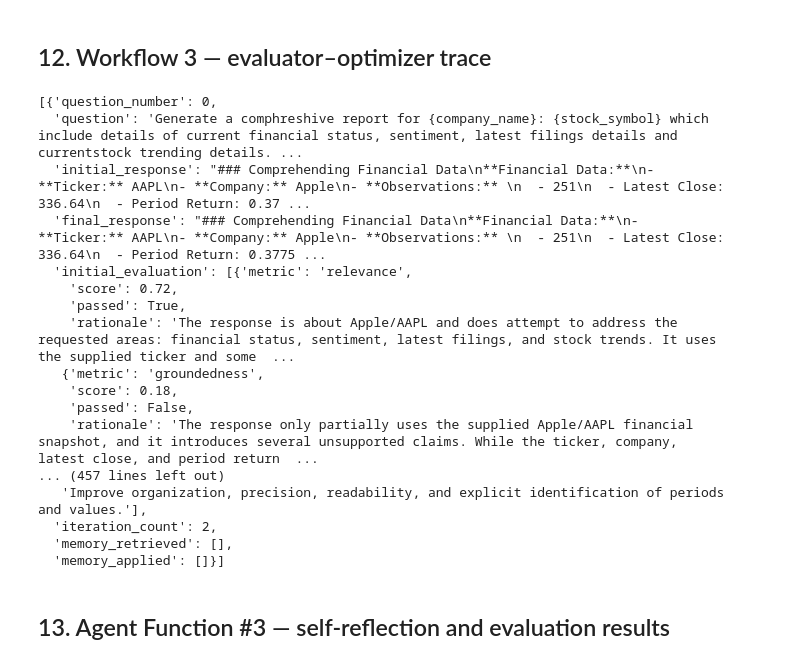
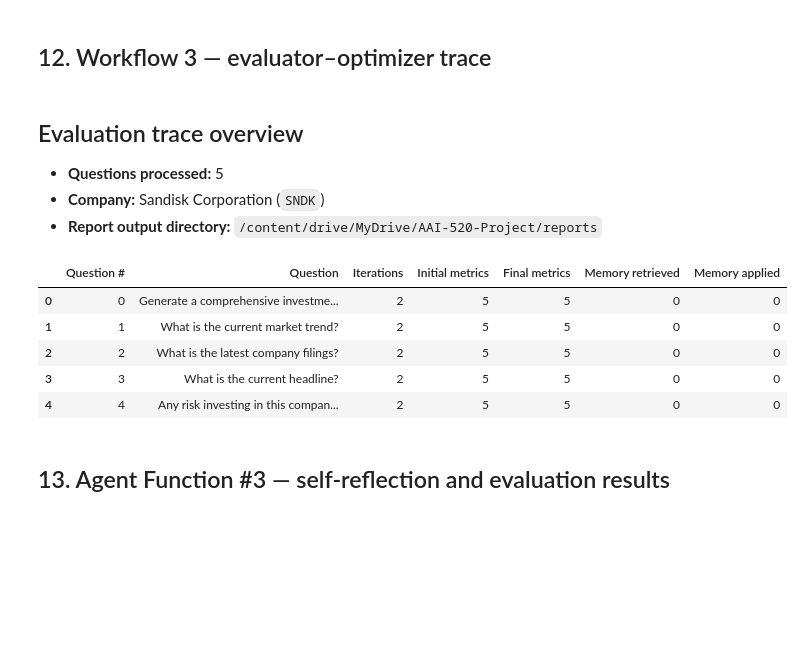
Before and after one commit to saravana-selvaraj-tech/AAI-520-Project, a Jupyter notebook: notebooks/AAI520_Investment_Research_Agent.ipynb, the cells around one changed output. Saved outputs shown, nothing was run; the diff lists cells and outputs as text; code cells hidden in the pictures; blank space fills up the shorter version.

Commit message:
Update notebook with improved output and response to each query is saved as md file

```diff
--- a/notebooks/AAI520_Investment_Research_Agent.ipynb
+++ b/notebooks/AAI520_Investment_Research_Agent.ipynb
@@ -327,15 +422,13 @@ if os.getenv("HF_TOKEN"):
 if os.getenv("OPENAI_API_KEY"):
     from openai import OpenAI
     evaluator_client = OpenAI(api_key=os.getenv("OPENAI_API_KEY"), default_headers={"Accept-Encoding": "gzip, deflate"})
-    evaluator_model = os.getenv("EVALUATOR_MODEL", "gpt-5-mini")
+    evaluator_model = os.getenv("EVALUATOR_MODEL", "gpt-5.4-mini")
     #evaluator_model = "gpt-5-mini"
     provider = "openai"
 elif os.getenv("GROQ_API_KEY"):
     from groq import Groq
     evaluator_client = Groq(api_key=os.getenv("GROQ_API_KEY"))
-    evaluator_model = os.getenv(
-        "EVALUATOR_MODEL", "openai/gpt-oss-120b", # "meta-llama/llama-prompt-guard-2-86m", # #"llama-3.3-70b-versatile"
-    )
+    evaluator_model = os.getenv("EVALUATOR_MODEL", "openai/gpt-oss-120b")
     provider = "groq"
 else:
     raise EnvironmentError(
@@ -386,7 +479,7 @@ research_service = MemoryAwareResearchService(
     answer_generator=answer_generator,
 )
 
-print("Cohort 3 configured.")
+print("Evaluation and memory services configured.")
 print("Shared router:", type(router_service).__name__)
 print("Evaluator model:", evaluator_model)
 print("Memory store:", memory_repository.file_path)
@@ -643,6 +820,9 @@ Completed research runs: 5
 # %% [markdown]
 ## 12. Workflow 3 — evaluator–optimizer trace
 # %%
+import json
+from IPython.display import Markdown, display
+
 def _evaluation_summary(results):
     if not results:
         return []
@@ -655,51 +835,62 @@ def _evaluation_summary(results):
         }
         for result in results
     ]
 
 
 def trace_summary(result: dict) -> dict:
     trace = result["trace"]
     return {
         "question_number": result["question_number"],
         "question": result["question"],
         "initial_response": getattr(trace, "initial_answer", None),
         "final_response": (
             getattr(trace, "optimized_answer", None)
             or getattr(trace, "initial_answer", None)
         ),
         "initial_evaluation": _evaluation_summary(
             getattr(trace, "evaluation_results", [])
         ),
         "final_evaluation": _evaluation_summary(
             getattr(trace, "final_evaluation", [])
         ),
         "identified_issues": getattr(trace, "identified_issues", []),
         "optimization_actions": getattr(trace, "optimization_actions", []),
         "iteration_count": getattr(trace, "iteration_count", 0),
         "memory_retrieved": getattr(trace, "memory_retrieved", []),
         "memory_applied": getattr(trace, "memory_applied", []),
     }
 
 trace_rows = [trace_summary(item) for item in question_results]
-trace_rows
+display(Markdown(
+    f"## Evaluation trace overview\n\n"
+    f"- **Questions processed:** {len(trace_rows)}\n"
+    f"- **Company:** {company_name} (`{stock_ticker}`)\n"
+    f"- **Report output directory:** `{project_root / 'reports'}`"
+))
+display(pd.DataFrame([
+    {
+        "Question #": row["question_number"],
+        "Question": row["question"],
+        "Iterations": row["iteration_count"],
+        "Initial metrics": len(row["initial_evaluation"]),
+        "Final metrics": len(row["final_evaluation"]),
+        "Memory retrieved": len(row["memory_retrieved"] or []),
+        "Memory applied": len(row["memory_applied"] or []),
+    }
+    for row in trace_rows
+]))
 # %% [output]
-[{'question_number': 0,
-  'question': 'Generate a comphreshive report for {company_name}: {stock_symbol} which include details of current financial status, sentiment, latest filings details and currentstock trending details. ...
-  'initial_response': "### Comprehending Financial Data\n**Financial Data:**\n- **Ticker:** AAPL\n- **Company:** Apple\n- **Observations:** \n  - 251\n  - Latest Close: 336.64\n  - Period Return: 0.37 ...
-  'final_response': "### Comprehending Financial Data\n**Financial Data:**\n- **Ticker:** AAPL\n- **Company:** Apple\n- **Observations:** \n  - 251\n  - Latest Close: 336.64\n  - Period Return: 0.3775 ...
-  'initial_evaluation': [{'metric': 'relevance',
-    'score': 0.72,
-    'passed': True,
-    'rationale': 'The response is about Apple/AAPL and does attempt to address the requested areas: financial status, sentiment, latest filings, and stock trends. It uses the supplied ticker and some  ...
-   {'metric': 'groundedness',
-    'score': 0.18,
-    'passed': False,
-    'rationale': 'The response only partially uses the supplied Apple/AAPL financial snapshot, and it introduces several unsupported claims. While the ticker, company, latest close, and period return  ...
-... (457 lines left out)
-   'Improve organization, precision, readability, and explicit identification of periods and values.'],
-  'iteration_count': 2,
-  'memory_retrieved': [],
-  'memory_applied': []}]
+## Evaluation trace overview
+
+- **Questions processed:** 5
+- **Company:** Sandisk Corporation (`SNDK`)
+- **Report output directory:** `/content/drive/MyDrive/AAI-520-Project/reports`
+|  | Question # | Question | Iterations | Initial metrics | Final metrics | Memory retrieved | Memory applied |
+| 0 | 0 | Generate a comprehensive investme... | 2 | 5 | 5 | 0 | 0 |
+| 1 | 1 | What is the current market trend? | 2 | 5 | 5 | 0 | 0 |
+| 2 | 2 | What is the latest company filings? | 2 | 5 | 5 | 0 | 0 |
+| 3 | 3 | What is the current headline? | 2 | 5 | 5 | 0 | 0 |
+| 4 | 4 | Any risk investing in this compan... | 2 | 5 | 5 | 0 | 0 |
 # %% [markdown]
 ## 13. Agent Function #3 — self-reflection and evaluation results
 # %%
```
Also changed, not shown: parts of 23 cells of this notebook, 10 other files.
